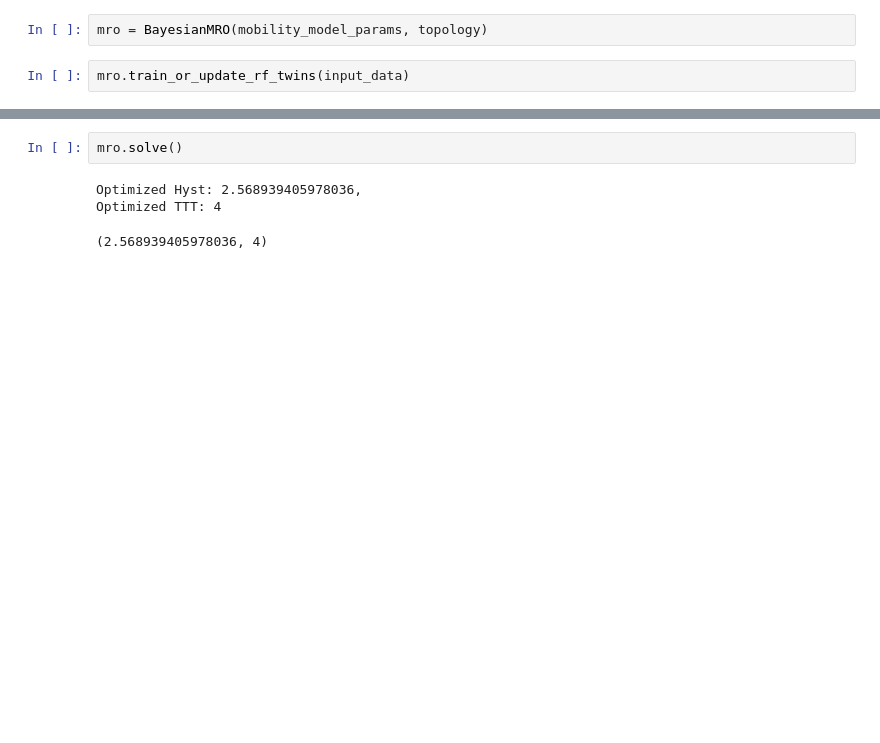
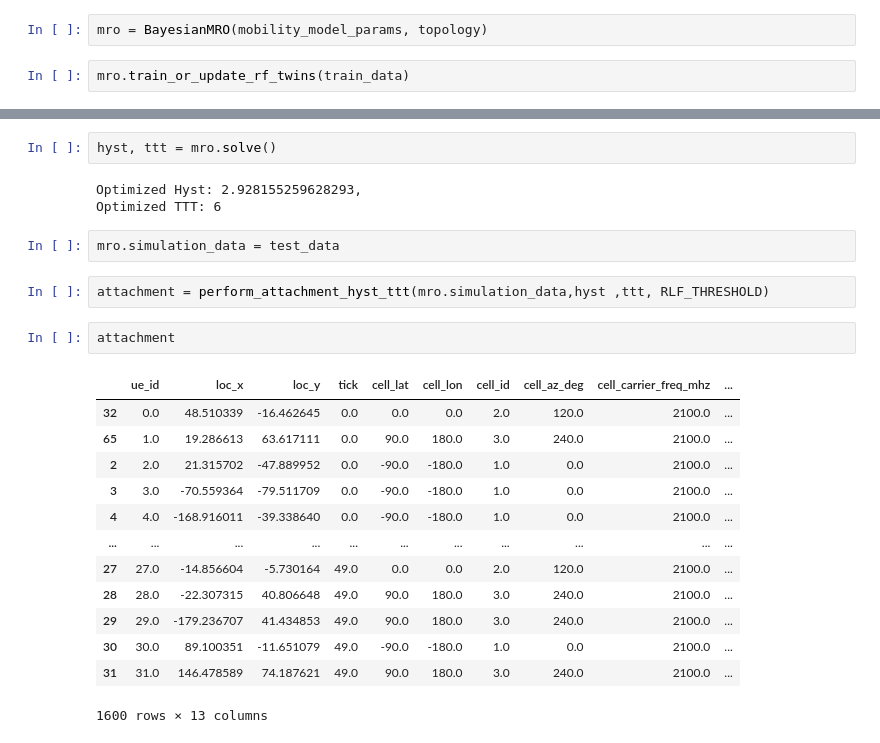
Before and after one commit to tanzim10/maveric, a Jupyter notebook: notebooks/mro.ipynb, the cells around one changed output, grey strips where cells are left out. Cells and saved outputs as stored; diff of their text form; blank space fills up the shorter version.

```diff
--- a/notebooks/mro.ipynb
+++ b/notebooks/mro.ipynb
@@ -256,5 +307,5 @@ use the following example `topology` and `mobility_model_params` to initiate MRO
 # %%
 mro = BayesianMRO(mobility_model_params, topology)
 # %%
-mro.train_or_update_rf_twins(input_data)
+mro.train_or_update_rf_twins(train_data)
 # %% [output]
@@ -282,7 +340,26 @@ No Bayesian Digital Twins available for update. Training from scratch.
 Bayesian Digital Twins trained successfully.
 # %%
-mro.solve()
+hyst, ttt = mro.solve()
 # %% [output]
-Optimized Hyst: 2.568939405978036,
-Optimized TTT: 4
+Optimized Hyst: 2.928155259628293,
+Optimized TTT: 6
-(2.568939405978036, 4)
+# %%
+mro.simulation_data = test_data
+# %%
+attachment = perform_attachment_hyst_ttt(mro.simulation_data,hyst ,ttt, RLF_THRESHOLD)
+# %%
+attachment
+# %% [output]
+|  | ue_id | loc_x | loc_y | tick | cell_lat | cell_lon | cell_id | cell_az_deg | cell_carrier_freq_mhz | ... |
+| 32 | 0.0 | 48.510339 | -16.462645 | 0.0 | 0.0 | 0.0 | 2.0 | 120.0 | 2100.0 | ... |
+| 65 | 1.0 | 19.286613 | 63.617111 | 0.0 | 90.0 | 180.0 | 3.0 | 240.0 | 2100.0 | ... |
+| 2 | 2.0 | 21.315702 | -47.889952 | 0.0 | -90.0 | -180.0 | 1.0 | 0.0 | 2100.0 | ... |
+| 3 | 3.0 | -70.559364 | -79.511709 | 0.0 | -90.0 | -180.0 | 1.0 | 0.0 | 2100.0 | ... |
+| 4 | 4.0 | -168.916011 | -39.338640 | 0.0 | -90.0 | -180.0 | 1.0 | 0.0 | 2100.0 | ... |
+| ... | ... | ... | ... | ... | ... | ... | ... | ... | ... | ... |
+| 27 | 27.0 | -14.856604 | -5.730164 | 49.0 | 0.0 | 0.0 | 2.0 | 120.0 | 2100.0 | ... |
+| 28 | 28.0 | -22.307315 | 40.806648 | 49.0 | 90.0 | 180.0 | 3.0 | 240.0 | 2100.0 | ... |
+| 29 | 29.0 | -179.236707 | 41.434853 | 49.0 | 90.0 | 180.0 | 3.0 | 240.0 | 2100.0 | ... |
+| 30 | 30.0 | 89.100351 | -11.651079 | 49.0 | -90.0 | -180.0 | 1.0 | 0.0 | 2100.0 | ... |
+| 31 | 31.0 | 146.478589 | 74.187621 | 49.0 | 90.0 | 180.0 | 3.0 | 240.0 | 2100.0 | ... |
+1600 rows × 13 columns
```
Also changed, not shown: parts of 9 cells of this notebook, 1 other file.
